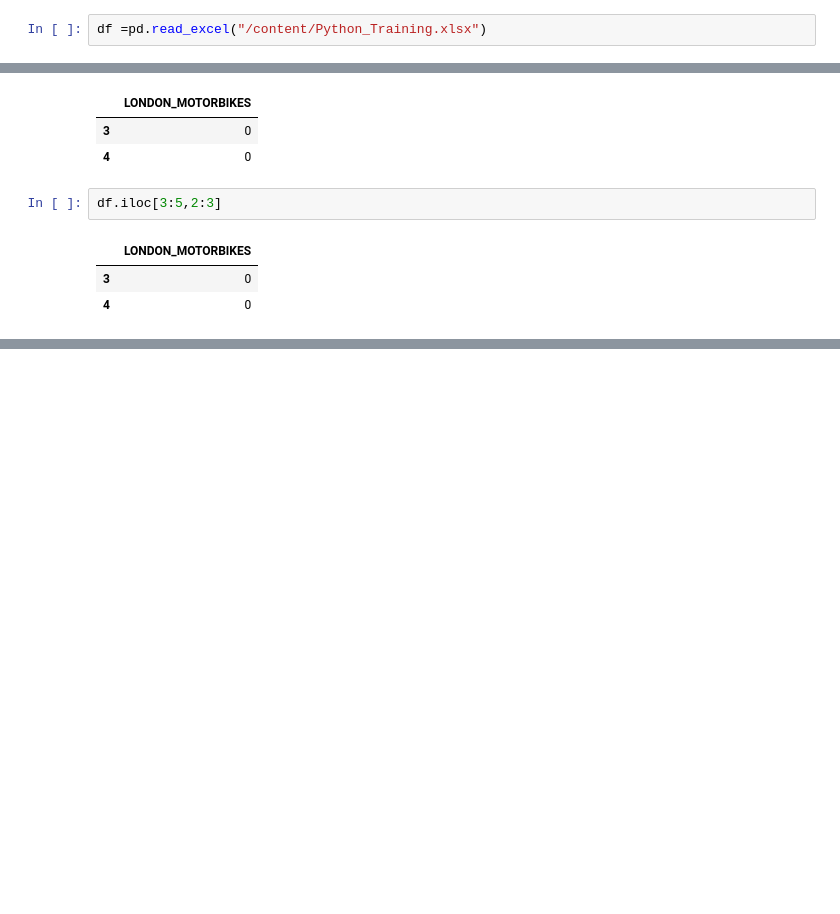
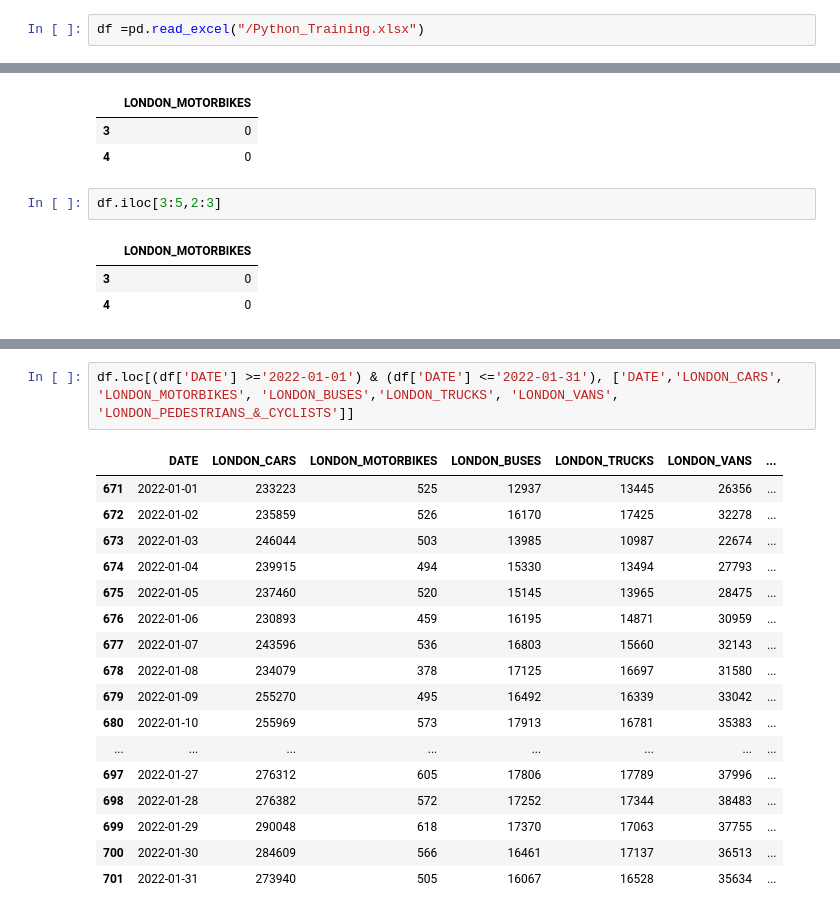
Before and after one commit to JoshMalcolm207/Python_Training_JoshRSA, a Jupyter notebook: training.ipynb, the cells around one changed output, grey strips where cells are left out. Saved outputs shown, nothing was run; the diff lists cells and outputs as text; blank space fills up the shorter version.

```diff
--- a/training.ipynb
+++ b/training.ipynb
@@ -4,7 +4,7 @@
 import numpy as np
 import pandas as pd
 # %%
-df =pd.read_excel("/content/Python_Training.xlsx")
+df =pd.read_excel("/Python_Training.xlsx")
 # %%
 pd.set_option("max_rows", None)
 # %% [output]
@@ -279,0 +286,20 @@ df[ldn_cols][40:46]
+# %%
+df.loc[(df['DATE'] >='2022-01-01') & (df['DATE'] <='2022-01-31'), ['DATE','LONDON_CARS', 'LONDON_MOTORBIKES', 'LONDON_BUSES','LONDON_TRUCKS', 'LONDON_VANS', 'LONDON_PEDESTRIANS_&_CYCLISTS']]
+# %% [output]
+|  | DATE | LONDON_CARS | LONDON_MOTORBIKES | LONDON_BUSES | LONDON_TRUCKS | LONDON_VANS | ... |
+| 671 | 2022-01-01 | 233223 | 525 | 12937 | 13445 | 26356 | ... |
+| 672 | 2022-01-02 | 235859 | 526 | 16170 | 17425 | 32278 | ... |
+| 673 | 2022-01-03 | 246044 | 503 | 13985 | 10987 | 22674 | ... |
+| 674 | 2022-01-04 | 239915 | 494 | 15330 | 13494 | 27793 | ... |
+| 675 | 2022-01-05 | 237460 | 520 | 15145 | 13965 | 28475 | ... |
+| 676 | 2022-01-06 | 230893 | 459 | 16195 | 14871 | 30959 | ... |
+| 677 | 2022-01-07 | 243596 | 536 | 16803 | 15660 | 32143 | ... |
+| 678 | 2022-01-08 | 234079 | 378 | 17125 | 16697 | 31580 | ... |
+| 679 | 2022-01-09 | 255270 | 495 | 16492 | 16339 | 33042 | ... |
+| 680 | 2022-01-10 | 255969 | 573 | 17913 | 16781 | 35383 | ... |
+| ... | ... | ... | ... | ... | ... | ... | ... |
+| 697 | 2022-01-27 | 276312 | 605 | 17806 | 17789 | 37996 | ... |
+| 698 | 2022-01-28 | 276382 | 572 | 17252 | 17344 | 38483 | ... |
+| 699 | 2022-01-29 | 290048 | 618 | 17370 | 17063 | 37755 | ... |
+| 700 | 2022-01-30 | 284609 | 566 | 16461 | 17137 | 36513 | ... |
+| 701 | 2022-01-31 | 273940 | 505 | 16067 | 16528 | 35634 | ... |
```
Also changed, not shown: parts of 30 cells of this notebook.
